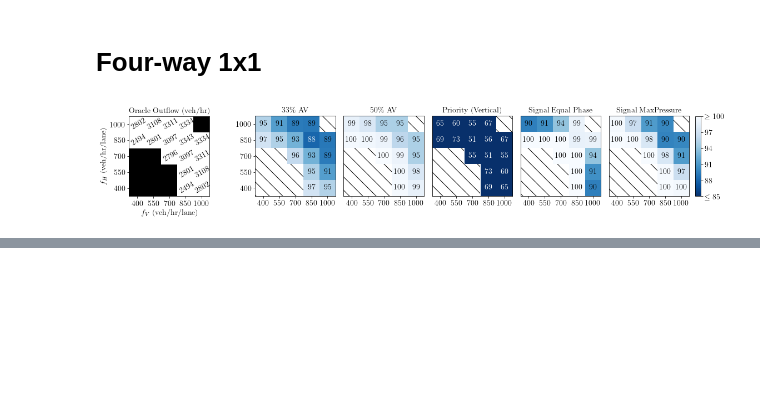
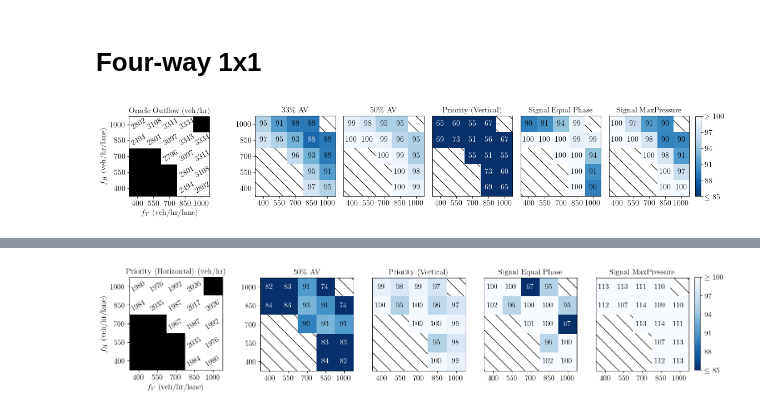
Before and after one commit to thickhoctin/mixed_autonomy_intersections, a Jupyter notebook: figures.ipynb, the cells around one changed output, grey strips where cells are left out. Cells and saved outputs as stored; diff of their text form; code cells hidden in the pictures; blank space fills up the shorter version.

```diff
--- a/figures.ipynb
+++ b/figures.ipynb
@@ -296,0 +395,18 @@ plot_heatmap(eval_paths, baseline_paths, eval_labels, symmetric_labels)
+# %%
+Baselines = Results / 'fourway_1x1_left_right_turn_baselines'
+Trained = {av: (Results / f'fourway_1x1_penetration{av}_turn_adam_ppo_transformer_13.02', ckpt)
+    for av, ckpt in zip([0.5], [1000])
+}
+# %%
+baseline_paths = [{flow: Baselines / f'eval_results/skip500_{key}_{flows_map[flow]}.csv' for flow in flows}
+    for key in ['vpriority', 'fixedtime_yellow0_no_lr', 'mpbest_yellow3', 'hpriority']
+]
+eval_paths = [{flow: D / f'eval_results/e{ckpt}_1x1_skip_500_{flows_map[flow]}.csv' for flow in flows} for D, ckpt in Trained.values()]
+eval_labels = [
+    '50\% AV',
+]
+
+figname = 'fourway_1x1_penetration0.5_turn_adam_ppo_transformer_13.02_eval'
+plot_heatmap(eval_paths, baseline_paths, eval_labels, symmetric_labels, figname=figname)
+# %% [output]
+[figure, added]
```
Also changed, not shown: parts of 33 cells of this notebook, 4 other files.
